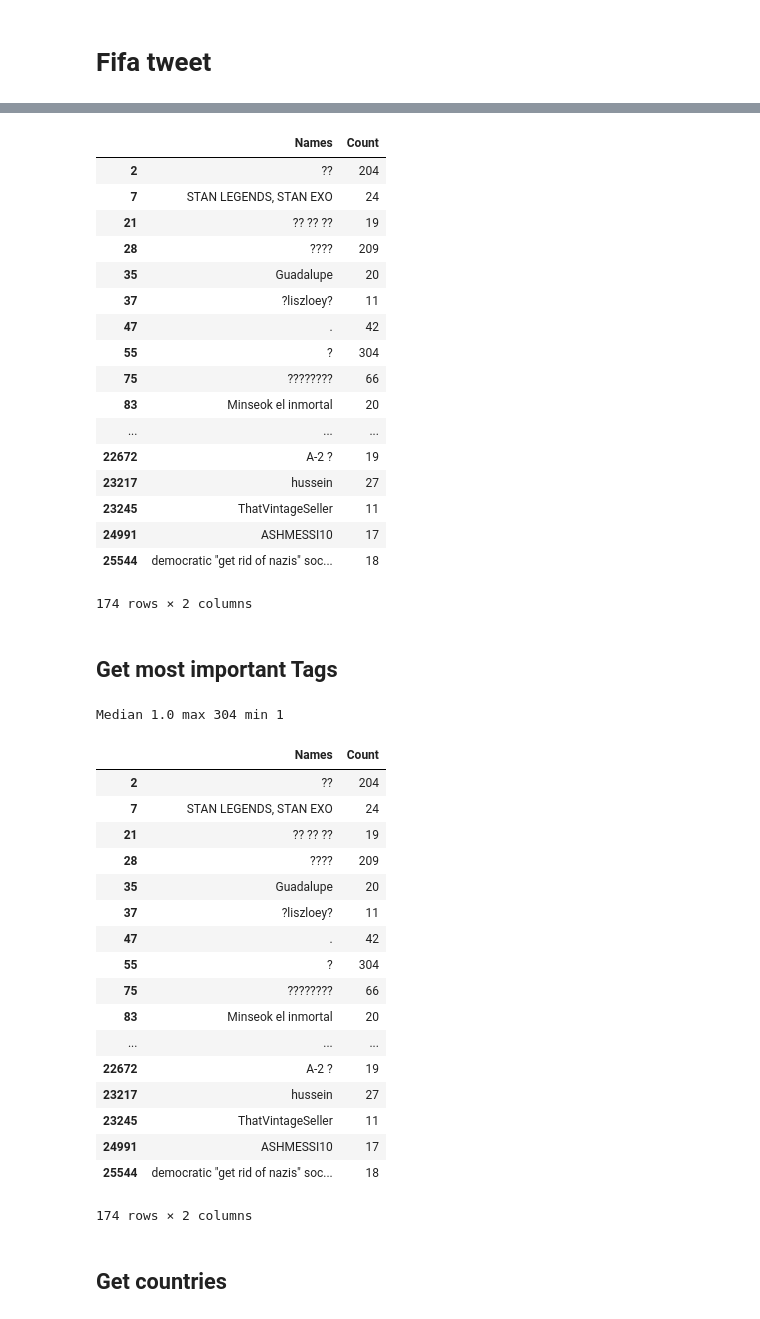
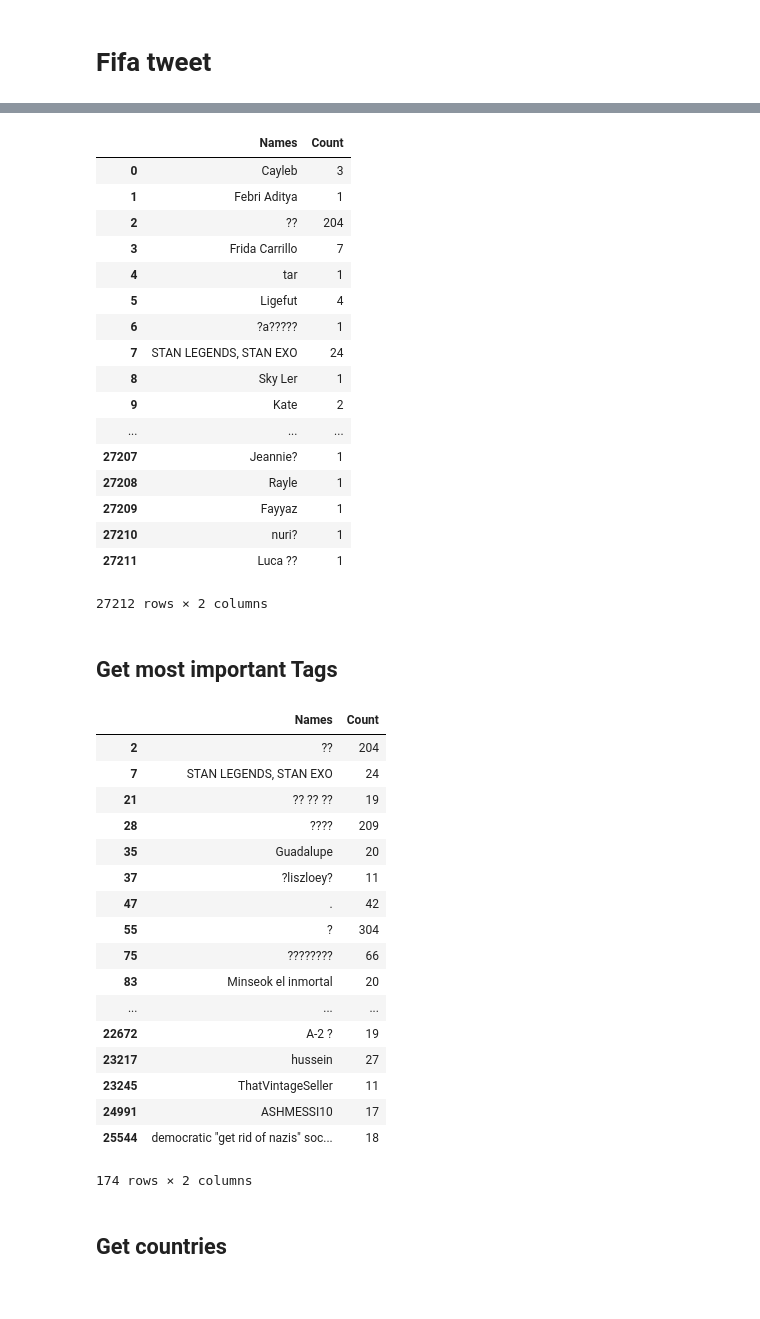
Before and after one commit to PyMore/Metaprogramming, a Jupyter notebook: pandas/pandas.ipynb, the cells around one changed output, grey strips where cells are left out. Saved outputs shown, nothing was run; the diff lists cells and outputs as text; code cells hidden in the pictures.

```diff
--- a/pandas/pandas.ipynb
+++ b/pandas/pandas.ipynb
@@ -36,31 +16,31 @@ def getNames():
 # %%
 from collections import Counter
 
 countNames = dict(Counter(dataFrame.Name[:40000]))
 items = [countNames.get(v) for v in countNames]
 keys = [i for i in countNames.keys()]
 dataDf = {'Names': keys, 'Count': items}
 df  = pd.DataFrame(dataDf)
-df[filter]
+df
 # %% [output]
 |  | Names | Count |
+| 0 | Cayleb | 3 |
+| 1 | Febri Aditya | 1 |
 | 2 | ?? | 204 |
+| 3 | Frida Carrillo | 7 |
+| 4 | tar | 1 |
+| 5 | Ligefut | 4 |
+| 6 | ?a????? | 1 |
 | 7 | STAN LEGENDS, STAN EXO | 24 |
-| 21 | ?? ?? ?? | 19 |
-| 28 | ???? | 209 |
-| 35 | Guadalupe | 20 |
-| 37 | ?liszloey? | 11 |
-| 47 | . | 42 |
-| 55 | ? | 304 |
-| 75 | ???????? | 66 |
-| 83 | Minseok el inmortal | 20 |
+| 8 | Sky Ler | 1 |
+| 9 | Kate | 2 |
 | ... | ... | ... |
-| 22672 | A-2 ? | 19 |
-| 23217 | hussein | 27 |
-| 23245 | ThatVintageSeller | 11 |
-| 24991 | ASHMESSI10 | 17 |
-| 25544 | democratic "get rid of nazis" soc... | 18 |
+| 27207 | Jeannie? | 1 |
+| 27208 | Rayle | 1 |
+| 27209 | Fayyaz | 1 |
+| 27210 | nuri? | 1 |
+| 27211 | Luca ?? | 1 |
-174 rows × 2 columns
+27212 rows × 2 columns
 # %% [markdown]
 ## Get most important Tags
 # %%
@@ -69,34 +49,32 @@ counterTags = dict(Counter(dataFrame.Hashtags[:40000]))
 items = [counterTags.get(v) for v in counterTags]
 keys = [i for i in counterTags.keys()]
 
-dataTags = {'Names': keys, 'Count': items}
+dataTags = {'names': keys, 'count': items}
 dfTags  = pd.DataFrame(dataDf)
-filterTags = dfTags['Count'] > 10
-medianCount = dfTags['Count'].median()
-maxCount = dfTags['Count'].max()
-minCount = dfTags['Count'].min()
-print(f'Median {medianCount} max {maxCount} min {minCount}')
+filterTags = dfTags['count'] > 10
+medianCount = dfTags['count'].median()
+maxCount = dfTags['count'].max()
+minCount = dfTags['count'].min()
 dfTags[filterTags]
 # %% [output]
+|  | Names | Count |
+| 2 | ?? | 204 |
+| 7 | STAN LEGENDS, STAN EXO | 24 |
+| 21 | ?? ?? ?? | 19 |
+| 28 | ???? | 209 |
+| 35 | Guadalupe | 20 |
+| 37 | ?liszloey? | 11 |
+| 47 | . | 42 |
+| 55 | ? | 304 |
+| 75 | ???????? | 66 |
+| 83 | Minseok el inmortal | 20 |
+| ... | ... | ... |
+| 22672 | A-2 ? | 19 |
+| 23217 | hussein | 27 |
+| 23245 | ThatVintageSeller | 11 |
+| 24991 | ASHMESSI10 | 17 |
+| 25544 | democratic "get rid of nazis" soc... | 18 |
-Median 1.0 max 304 min 1
+174 rows × 2 columns
-|  | Names | Count |
-| 2 | ?? | 204 |
-| 7 | STAN LEGENDS, STAN EXO | 24 |
-| 21 | ?? ?? ?? | 19 |
-| 28 | ???? | 209 |
-| 35 | Guadalupe | 20 |
-| 37 | ?liszloey? | 11 |
-| 47 | . | 42 |
-| 55 | ? | 304 |
-| 75 | ???????? | 66 |
-| 83 | Minseok el inmortal | 20 |
-| ... | ... | ... |
-| 22672 | A-2 ? | 19 |
-| 23217 | hussein | 27 |
-| 23245 | ThatVintageSeller | 11 |
-| 24991 | ASHMESSI10 | 17 |
-| 25544 | democratic "get rid of nazis" soc... | 18 |
-174 rows × 2 columns
 # %% [markdown]
 ## Get countries
 # %%
```
Also changed, not shown: parts of 7 cells of this notebook, 1 other file.
